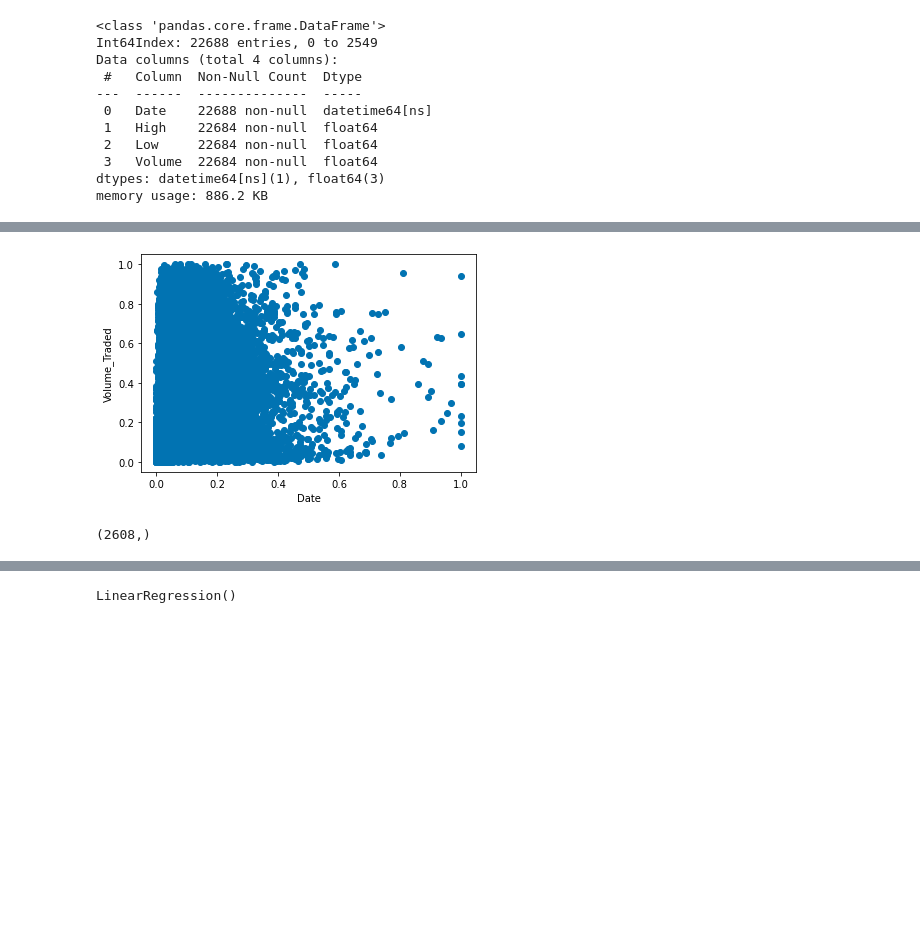
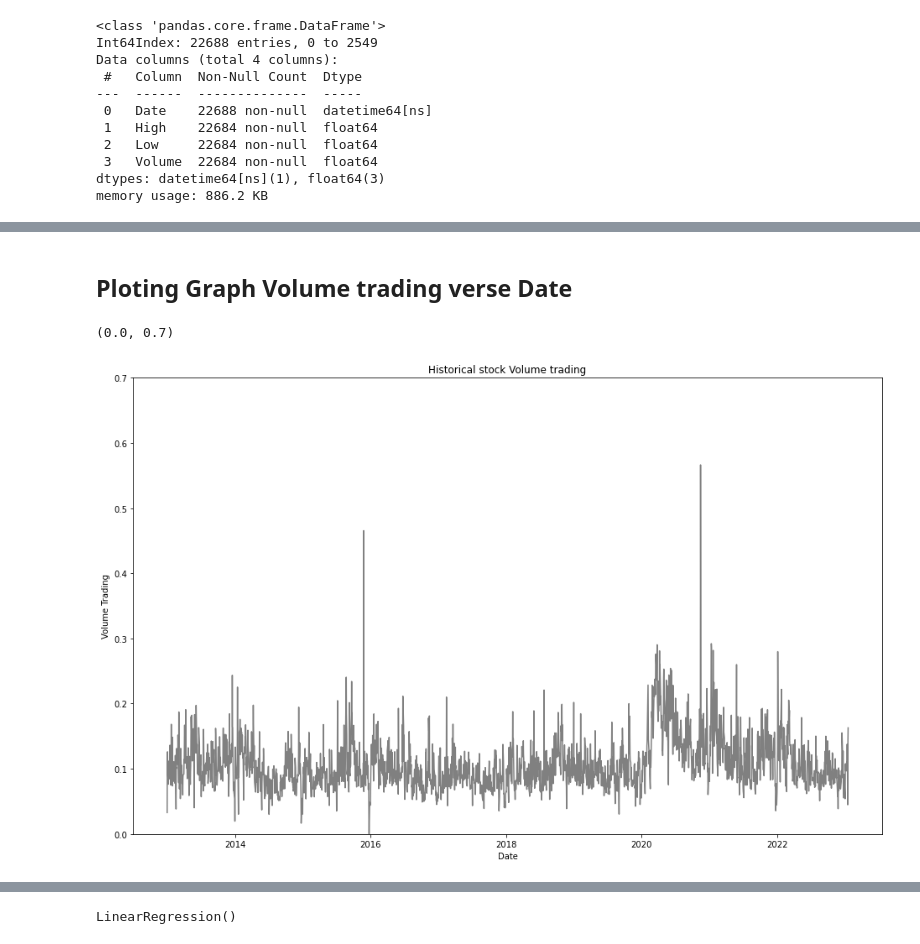
Before and after one commit to anjaliskilton/Finance_Group_Project, a Jupyter notebook: AutoMobile_Analysis_Function.ipynb, the cells around one changed output, grey strips where cells are left out. Drawn from its saved outputs; the diff is of its cells as text; code cells hidden in the pictures; blank space fills up the shorter version.

```diff
--- a/AutoMobile_Analysis_Function.ipynb
+++ b/AutoMobile_Analysis_Function.ipynb
@@ -175 +151,15 @@ plt.gcf().set_size_inches(12,8)
+# %% [markdown]
+## Ploting Graph Volume trading verse Date
+# %%
+fig, ax = plt.subplots(figsize=(16, 10))
+ax.plot(Sorted_df.Volume, color='grey', linestyle= '-')
+ax.set(title = "Historical stock Volume trading",
+       xlabel = "Date",
+       ylabel = "Volume Trading")
+
+
+plt.ylim(0, 0.7)
+# %% [output]
+(0.0, 0.7)
+[figure, added]
 # %%
@@ -177,7 +166,0 @@ AutoMobile_df.to_csv('Scaled_Data.csv', encoding='utf-8')
-# %%
-plt.scatter(AutoMobile_df.Volume, AutoMobile_df.High)
-plt.ylabel('Volume_Traded')
-plt.xlabel('Date')
-plt.show()
-# %% [output]
-[figure, removed]
@@ -186,5 +166,0 @@ from sklearn.linear_model import LinearRegression
-# %%
-y = df_Auto['Volume']
-y.shape
-# %% [output]
-(2608,)
```
Also changed, not shown: parts of 38 cells of this notebook, 1 other file.
